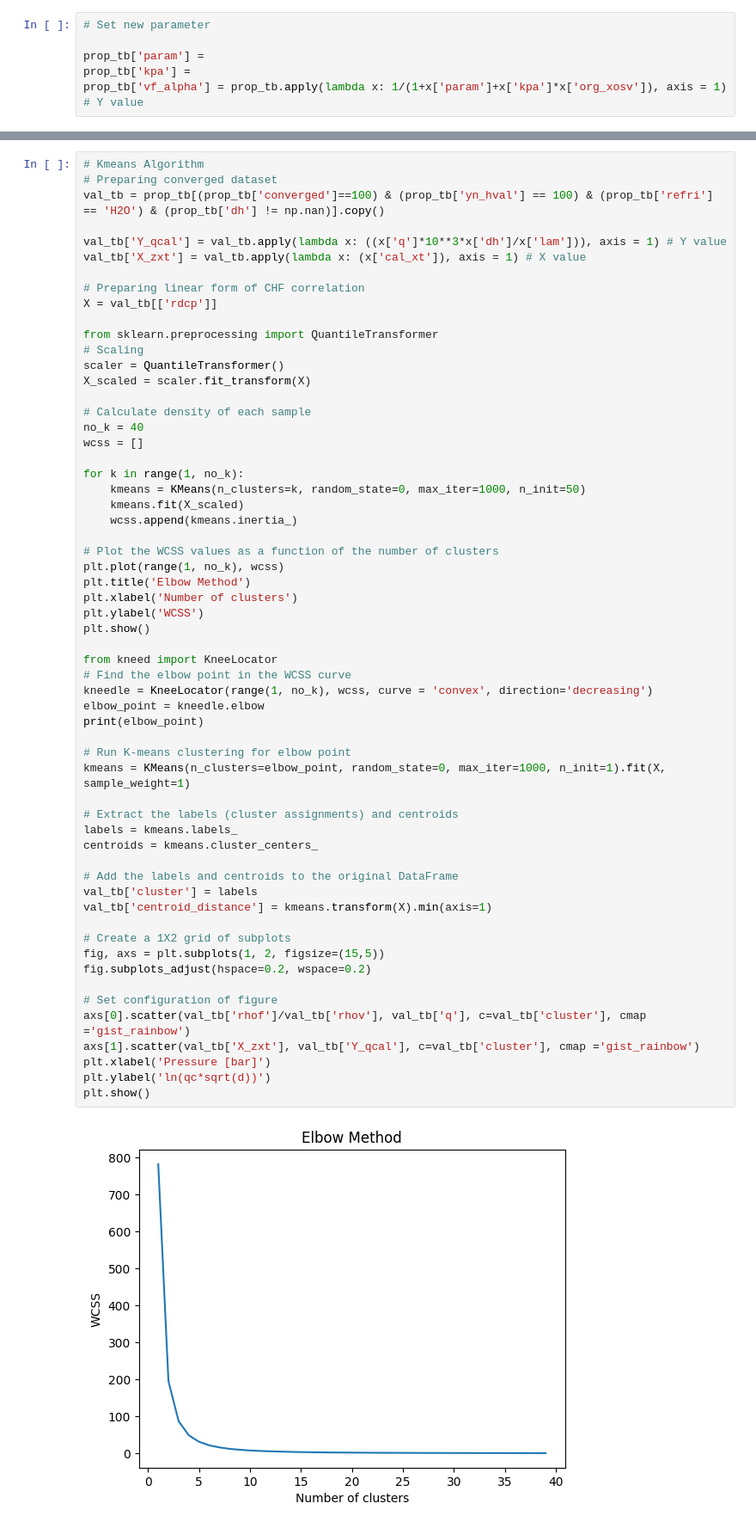
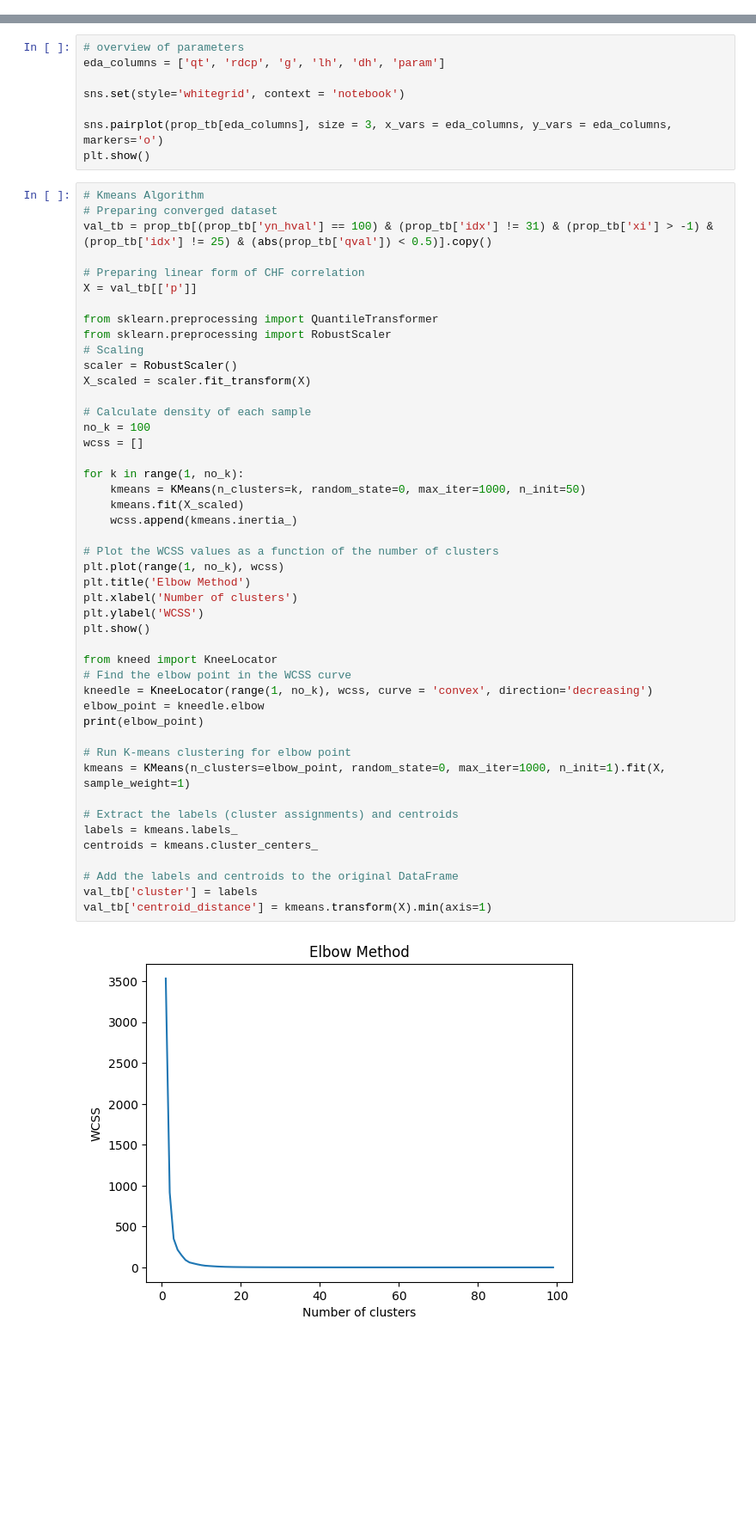
Before and after one commit to lemeap/rsrchCHF, a Jupyter notebook: Analysis.ipynb, the cells around one changed output, grey strips where cells are left out. Shown at 86% size. Saved outputs shown, nothing was run; the diff lists cells and outputs as text; blank space fills up the shorter version.

Commit message:
2023/05/10, Add analysis logic (clustering)

```diff
--- a/Analysis.ipynb
+++ b/Analysis.ipynb
@@ -97,6 +97,0 @@ Index(['index', 'idx', 'tno', 'runno', 'geo', 'flow', 'refri', 'hs', 'p',
-# %%
-# Set new parameter
-
-prop_tb['param'] =
-prop_tb['kpa'] =
-prop_tb['vf_alpha'] = prop_tb.apply(lambda x: 1/(1+x['param']+x['kpa']*x['org_xosv']), axis = 1) # Y value
@@ -103,61 +355,56 @@ prop_tb['vf_alpha'] = prop_tb.apply(lambda x: 1/(1+x['param']+x['kpa']*x['org_xo
+# %%
+# overview of parameters
+eda_columns = ['qt', 'rdcp', 'g', 'lh', 'dh', 'param']
+
+sns.set(style='whitegrid', context = 'notebook')
+
+sns.pairplot(prop_tb[eda_columns], size = 3, x_vars = eda_columns, y_vars = eda_columns, markers='o')
+plt.show()
 # %%
 # Kmeans Algorithm
 # Preparing converged dataset
-val_tb = prop_tb[(prop_tb['converged']==100) & (prop_tb['yn_hval'] == 100) & (prop_tb['refri'] == 'H2O') & (prop_tb['dh'] != np.nan)].copy()
-
-val_tb['Y_qcal'] = val_tb.apply(lambda x: ((x['q']*10**3*x['dh']/x['lam'])), axis = 1) # Y value
-val_tb['X_zxt'] = val_tb.apply(lambda x: (x['cal_xt']), axis = 1) # X value
+val_tb = prop_tb[(prop_tb['yn_hval'] == 100) & (prop_tb['idx'] != 31) & (prop_tb['xi'] > -1) & (prop_tb['idx'] != 25) & (abs(prop_tb['qval']) < 0.5)].copy()
 
 # Preparing linear form of CHF correlation
-X = val_tb[['rdcp']]
+X = val_tb[['p']]
 
 from sklearn.preprocessing import QuantileTransformer
+from sklearn.preprocessing import RobustScaler
 # Scaling
-scaler = QuantileTransformer()
+scaler = RobustScaler()
 X_scaled = scaler.fit_transform(X)
 
 # Calculate density of each sample
-no_k = 40
+no_k = 100
 wcss = []
 
 for k in range(1, no_k):
     kmeans = KMeans(n_clusters=k, random_state=0, max_iter=1000, n_init=50)
     kmeans.fit(X_scaled)
     wcss.append(kmeans.inertia_)
 
 # Plot the WCSS values as a function of the number of clusters
 plt.plot(range(1, no_k), wcss)
 plt.title('Elbow Method')
 plt.xlabel('Number of clusters')
 plt.ylabel('WCSS')
 plt.show()
 
 from kneed import KneeLocator
 # Find the elbow point in the WCSS curve
 kneedle = KneeLocator(range(1, no_k), wcss, curve = 'convex', direction='decreasing')
 elbow_point = kneedle.elbow
 print(elbow_point)
 
 # Run K-means clustering for elbow point
 kmeans = KMeans(n_clusters=elbow_point, random_state=0, max_iter=1000, n_init=1).fit(X, sample_weight=1)
 
 # Extract the labels (cluster assignments) and centroids
 labels = kmeans.labels_
 centroids = kmeans.cluster_centers_
 
 # Add the labels and centroids to the original DataFrame
 val_tb['cluster'] = labels
 val_tb['centroid_distance'] = kmeans.transform(X).min(axis=1)
-
-# Create a 1X2 grid of subplots
-fig, axs = plt.subplots(1, 2, figsize=(15,5))
-fig.subplots_adjust(hspace=0.2, wspace=0.2)
-
-# Set configuration of figure
-axs[0].scatter(val_tb['rhof']/val_tb['rhov'], val_tb['q'], c=val_tb['cluster'], cmap ='gist_rainbow')
-axs[1].scatter(val_tb['X_zxt'], val_tb['Y_qcal'], c=val_tb['cluster'], cmap ='gist_rainbow')
-plt.xlabel('Pressure [bar]')
-plt.ylabel('ln(qc*sqrt(d))')
-plt.show()
 # %% [output]
-[figure, old version]
+[figure, new version]
```
Also changed, not shown: parts of 11 cells of this notebook, 3 other files.
